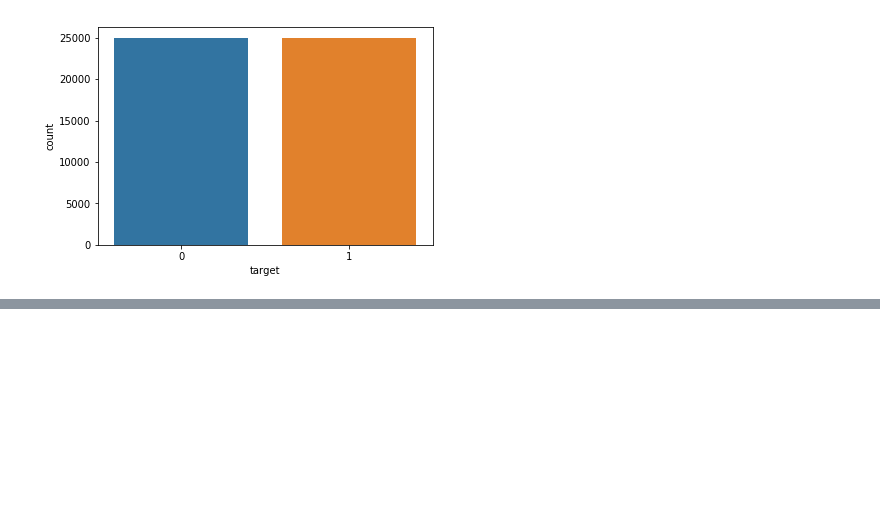
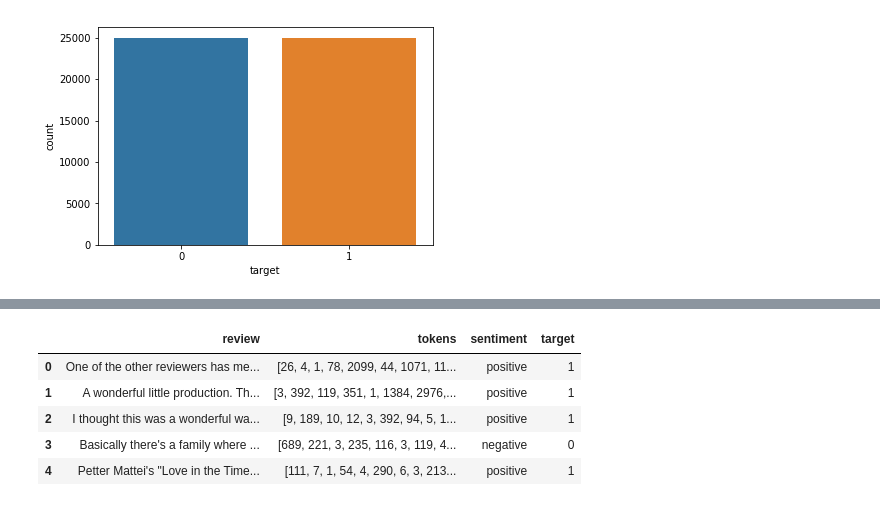
Before and after one commit to ElPapi42/SentimentAnalysisClassifier, a Jupyter notebook: SentimentAnalysisClassifier.ipynb, the cells around one changed output, grey strips where cells are left out. Drawn from its saved outputs; the diff is of its cells as text; code cells hidden in the pictures; blank space fills up the shorter version.

```diff
--- a/SentimentAnalysisClassifier.ipynb
+++ b/SentimentAnalysisClassifier.ipynb
@@ -64,0 +68,13 @@ imdb_df.head()
+# %%
+#Tokenize the string into sequences of int, one unique int for every word found in the text corpus
+tokenizer = tf.keras.preprocessing.text.Tokenizer(10000)
+tokenizer.fit_on_texts(imdb_df["review"])
+imdb_df.insert(1, "tokens", tokenizer.texts_to_sequences(imdb_df["review"]))
+imdb_df.head()
+# %% [output]
+|  | review | tokens | sentiment | target |
+| 0 | One of the other reviewers has me... | [26, 4, 1, 78, 2099, 44, 1071, 11... | positive | 1 |
+| 1 | A wonderful little production. Th... | [3, 392, 119, 351, 1, 1384, 2976,... | positive | 1 |
+| 2 | I thought this was a wonderful wa... | [9, 189, 10, 12, 3, 392, 94, 5, 1... | positive | 1 |
+| 3 | Basically there's a family where ... | [689, 221, 3, 235, 116, 3, 119, 4... | negative | 0 |
+| 4 | Petter Mattei's "Love in the Time... | [111, 7, 1, 54, 4, 290, 6, 3, 213... | positive | 1 |
```
Also changed, not shown: parts of 12 cells of this notebook.
